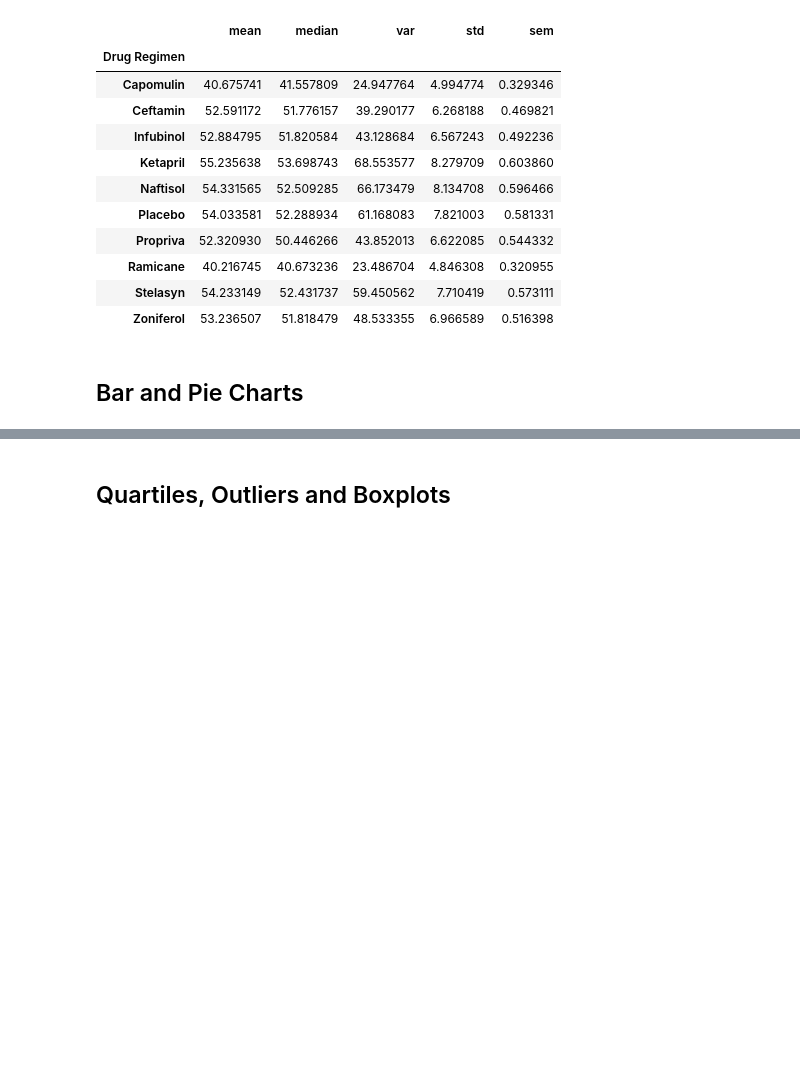
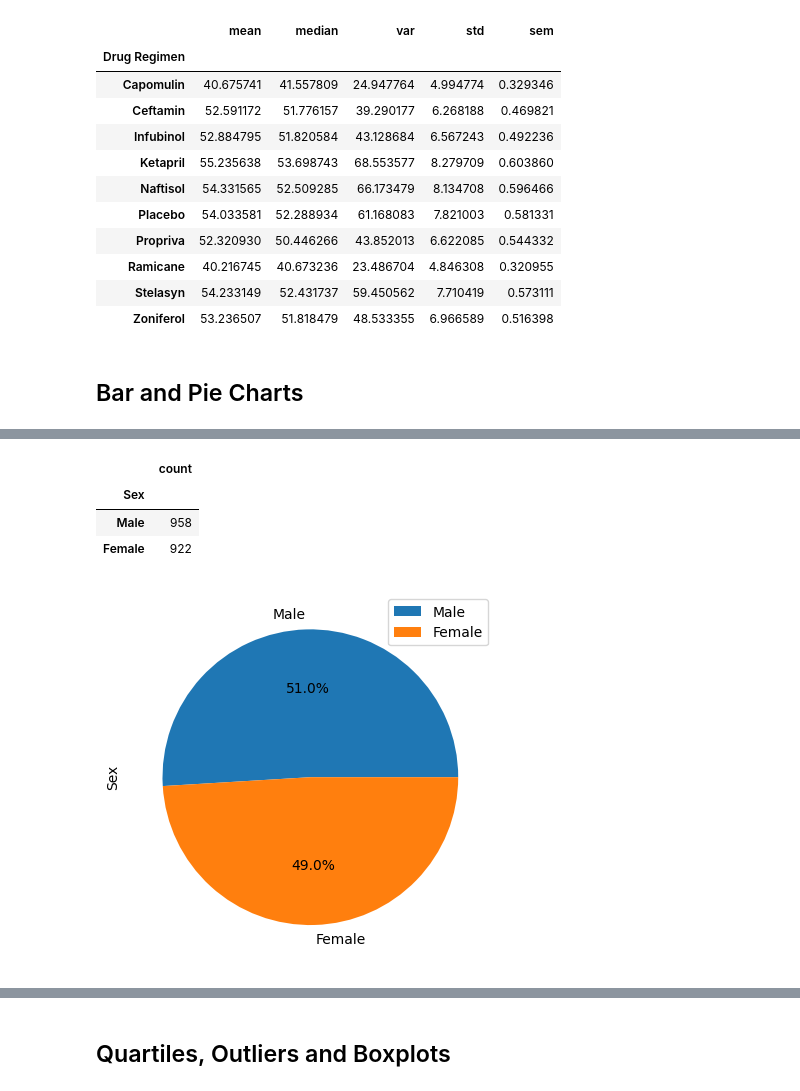
Before and after one commit to bassoon03/pymaceuticals, a Jupyter notebook: Starter_Code/Pymaceuticals/pymaceuticals_starter.ipynb, the cells around one changed output, grey strips where cells are left out. Saved outputs shown, nothing was run; the diff lists cells and outputs as text; code cells hidden in the pictures; blank space fills up the shorter version.

```diff
--- a/Starter_Code/Pymaceuticals/pymaceuticals_starter.ipynb
+++ b/Starter_Code/Pymaceuticals/pymaceuticals_starter.ipynb
@@ -208,2 +242,15 @@ summary_table_df
+# %%
+sex_distribution = pd.DataFrame(merged_df.value_counts("Sex"))
+
+sex_distribution
+# %% [output]
+|  | count |
+| Sex |  |
+| Male | 958 |
+| Female | 922 |
+# %%
+sex_distribution.plot.pie(y = 'count', ylabel = 'Sex', autopct='%1.1f%%');
+# %% [output]
+[figure, added]
 # %%
 # Generate a pie plot showing the distribution of female versus male mice using Pandas
```
Also changed, not shown: parts of 14 cells of this notebook.
